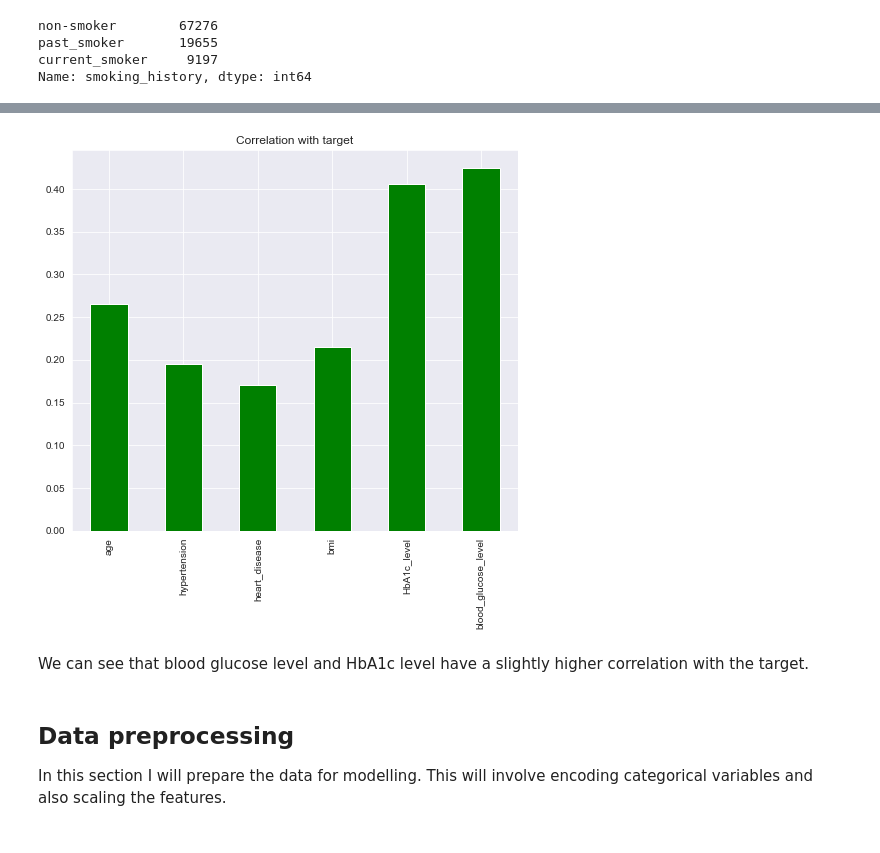
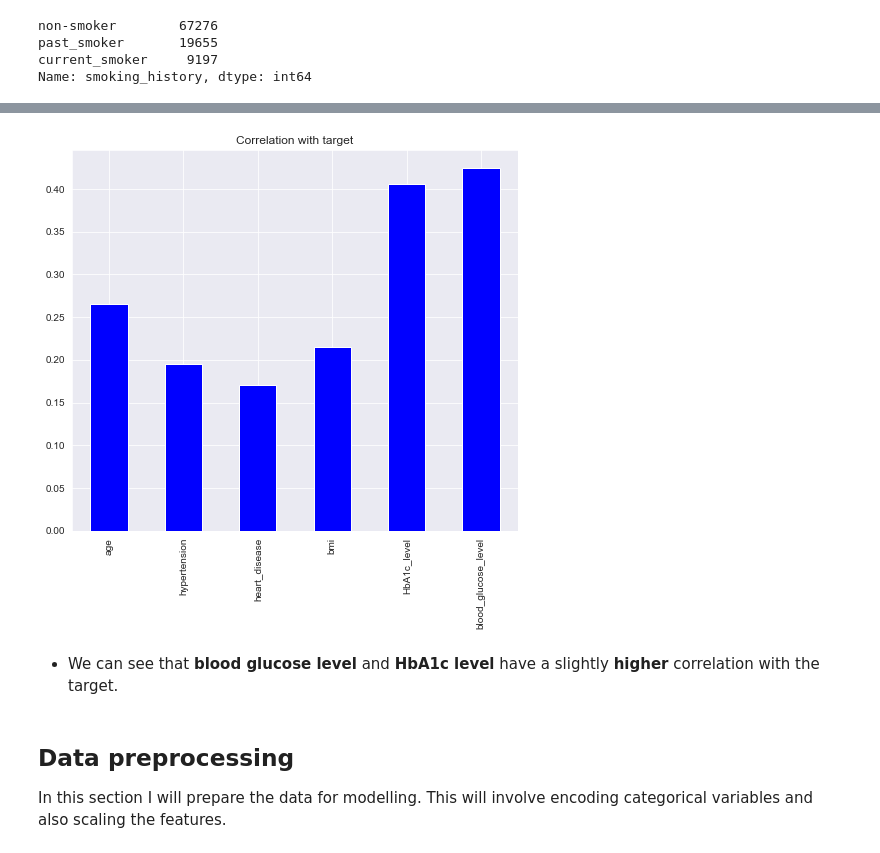
Before and after one commit to MosesMusyoki/Diabetes_Analysis_phase3, a Jupyter notebook: index.ipynb, the cells around one changed output, grey strips where cells are left out. Drawn from its saved outputs; the diff is of its cells as text; code cells hidden in the pictures.

```diff
--- a/index.ipynb
+++ b/index.ipynb
@@ -366,10 +386,10 @@ We can see from the above that there is no multicollinearity between the predict
 # %%
 # correlations with target
-diabetes_df.drop('diabetes', axis=1).corrwith(diabetes_df["diabetes"]).plot(kind='bar', grid=True, figsize=(8, 7), title="Correlation with target",color="green");
+diabetes_df.drop('diabetes', axis=1).corrwith(diabetes_df["diabetes"]).plot(kind='bar', grid=True, figsize=(8, 7), title="Correlation with target",color="blue");
 # %% [output]
-[figure, old version]
+[figure, new version]
 # %% [markdown]
-We can see that blood glucose level and HbA1c level have a slightly higher correlation with the target.
+- We can see that **blood glucose level** and **HbA1c level** have a slightly **higher** correlation with the target.
 # %% [markdown]
 ## Data preprocessing
 
```
Also changed, not shown: parts of 49 cells of this notebook.
